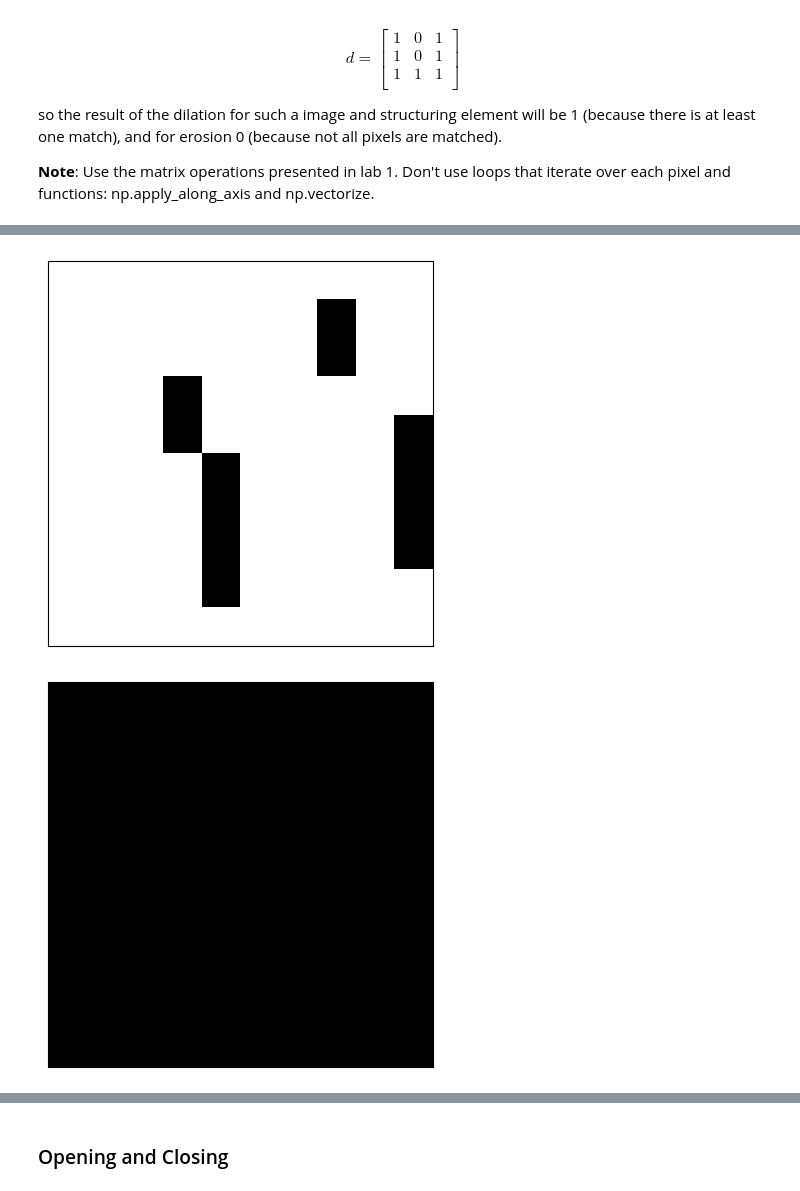
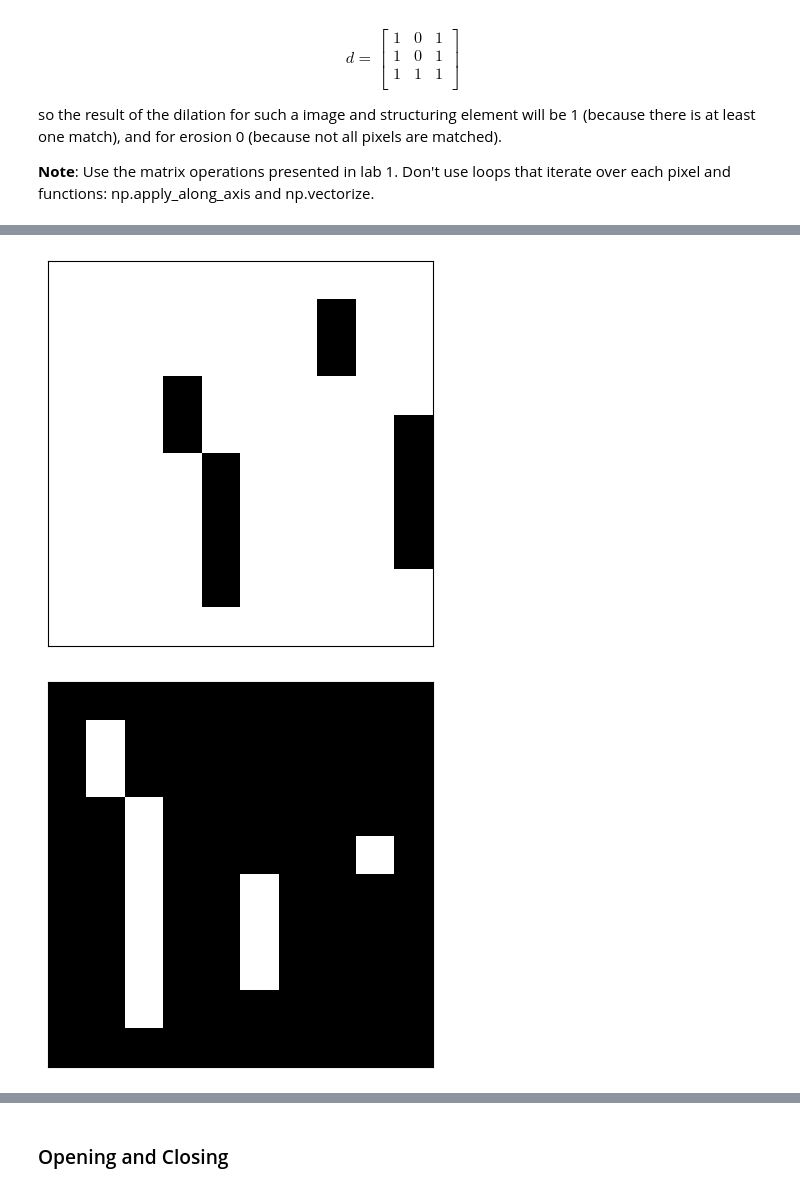
Before and after one commit to mmartyna123/ComputerVision, a Jupyter notebook: Lab4/cv_lab4_MS.ipynb, the cells around one changed output, grey strips where cells are left out. Cells and saved outputs as stored; diff of their text form; code cells hidden in the pictures.

```diff
--- a/Lab4/cv_lab4_MS.ipynb
+++ b/Lab4/cv_lab4_MS.ipynb
@@ -212,53 +212,54 @@ so the result of the dilation for such a image and structuring element will be 1
 **Note**: Use the matrix operations presented in lab 1. Don't use loops that iterate over each pixel and functions: np.apply_along_axis and np.vectorize.
 # %%
 from numpy.lib.stride_tricks import sliding_window_view
-
-def matching_matrix_(window: np.ndarray, struct: np.ndarray) -> np.ndarray:
-  # mask_1 will be True where struct has a 1, and False elsewhere
-  # mask_minus_1 will be True where struct has a -1, and False elsewhere
-  mask_1 = (struct == 1) #positions where we want the img to be 1
-  mask_m1 = (struct == -1) #positions where we want the img to be 0
-
-  #con1 will  be T iff widndow has 1 at positions where mask1 is T
-  #con2 will be T iff window has 0 at position where maskm1(-1) is T
-  condition_1 = (window == 1) & mask_1
-  condition_m1 = (window == 0) & mask_m1
-
-  #combinig two conditions
-  matching_matrix_dil = np.where(mask_1, condition_1, False) | np.where(mask_m1, condition_m1, False)
-  matching_matrix_er = np.where(mask_1, condition_1, True) & np.where(mask_m1, condition_m1, True)
-  return matching_matrix_dil, matching_matrix_er
-
 
 def windows(img: np.ndarray, struct: np.ndarray) -> np.ndarray:
   #padding - used form the previos labs
   pad_v = (struct.shape[0] - 1) // 2
   pad_h = (struct.shape[1] - 1) // 2
   img_padded = cv2.copyMakeBorder(img, pad_v, pad_v, pad_h, pad_h, cv2.BORDER_CONSTANT, 0)
 
   #sliding windows
   W = sliding_window_view(img_padded, struct.shape)
+  return W
 
-  #applying struct's condition to windows
-  matches = np.array([[matching_matrix_(window, struct) for window in row] for row in W])
-  return matches
+def masks_and_conditions(windows_img, struct):
+  # mask_1 will be True where struct has a 1, and False elsewhere
+  # mask_minus_1 will be True where struct has a -1, and False elsewhere
+  mask_1 = (struct == 1) #positions where we want the img to be 1
+  mask_m1 = (struct == -1) #positions where we want the img to be 0
 
+  #con1 will  be T iff widndow has 1 at positions where mask1 is T
+  #con2 will be T iff window has 0 at position where maskm1(-1) is T
+  condition_1 = (windows_img == 1) & mask_1
+  condition_m1 = (windows_img == 0) & mask_m1
+  return mask_1, mask_m1, condition_1, condition_m1
 
 
 def dilate(img: np.ndarray, struct: np.ndarray) -> np.ndarray:
-  matches = windows(img, struct)
-  return np.any(matches, axis=(-1,-2)).astype(np.uint8)
+  windows_img = windows(img, struct)
+  mask_1, mask_m1, condition_1, condition_m1 = masks_and_conditions(windows_img, struct)
+
+  #combinig two conditions
+  matching_matrix = np.where(mask_1, condition_1, False) | np.where(mask_m1, condition_m1, False)
+
+  return np.any(matching_matrix, axis=(-1,-2)).astype(np.uint8)
 
 def erode(img: np.ndarray, struct: np.ndarray) -> np.ndarray:
-  matches = windows(img, struct)
-  return np.all(matches, axis=(-1,-2)).astype(np.uint8)
+  windows_img = windows(img, struct)
+  mask_1, mask_m1, condition_1, condition_m1 = masks_and_conditions(windows_img, struct)
+
+  #combinig two conditions
+  matching_matrix = np.where(mask_1, condition_1, True) & np.where(mask_m1, condition_m1, True)
+
+  return np.all(matching_matrix, axis=(-1,-2)).astype(np.uint8)
 
 struct = np.array([[0,0,0],[-1,1,0],[0,0,0]], np.int8)
 
 h_color(img_bin, fx=0.5, fy=0.5)
 h_color(dilate(img_bin, struct), fx=0.5, fy=0.5)
 h_color(erode(img_bin, struct), fx=0.5, fy=0.5)
 # %% [output]
 [figure]
 [figure]
-[figure, old version]
+[figure, new version]
```
Also changed, not shown: parts of 11 cells of this notebook.
